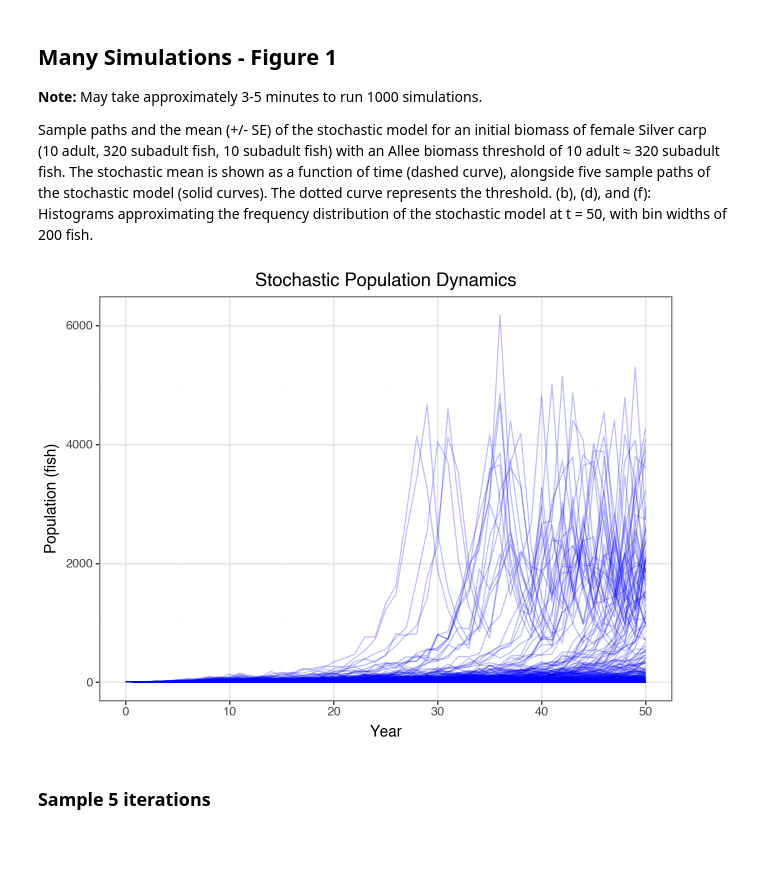
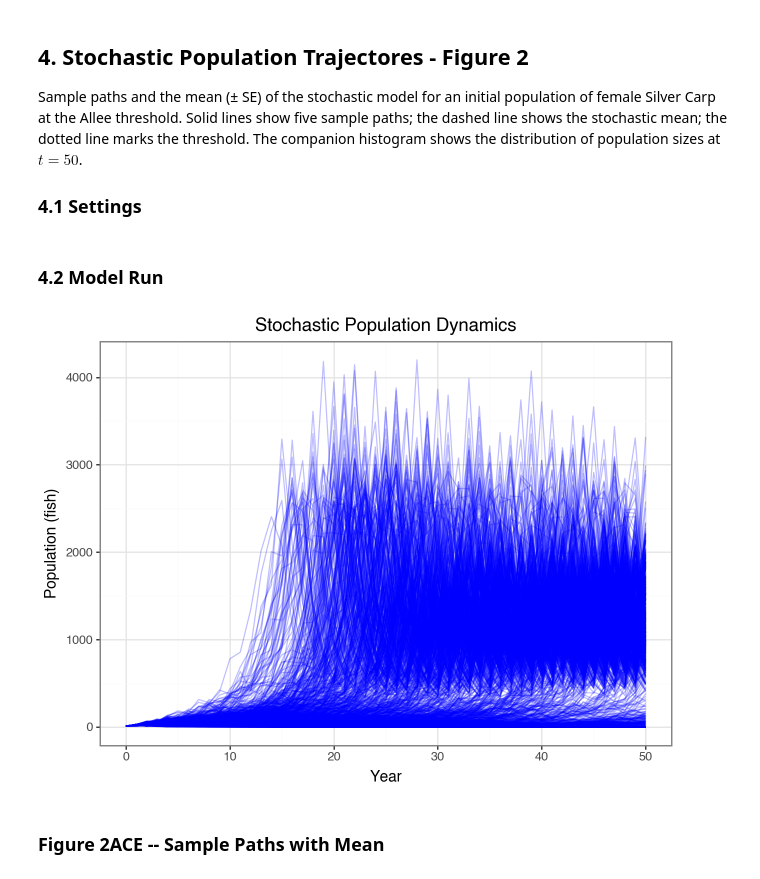
Before and after one commit to jppeirce/BranchingProcessIPM, a Jupyter notebook: Code/IPM_Allee.ipynb, the cells around one changed output. Cells and saved outputs as stored; diff of their text form; code cells hidden in the pictures; blank space fills up the shorter version.

```diff
--- a/Code/IPM_Allee.ipynb
+++ b/Code/IPM_Allee.ipynb
@@ -71,4 +80,9 @@ With biomass:
 # %%
-print("Biomass of 1 m fish:", round(svcp_lw.predict_weight(1.0),2),"kg")
-print("Biomass of 0.3177 m fish:", round(svcp_lw.predict_weight(0.3177),2),"kg")
+ave_length_adult = 0.867 # Garvey 2007
+ave_length_subadult = 0.300 # Miranda 2025
+
+ave_weight_adult = svcp_lw.predict_weight(ave_length_adult)
+print(f"Weight of {ave_length_adult} m adult fish: {round(ave_weight_adult, 2)} kg")
+ave_weight_subadult = svcp_lw.predict_weight(ave_length_subadult)
+print(f"Weight of {ave_length_subadult} m subadult fish: {round(ave_weight_subadult, 2)} kg")
 # %% [output]
@@ -81,8 +97,10 @@ Interest in examining various Allee thresholds Cs.
 # %%
 gamma_Allen = 1.837
-C_low = 10.47*1  # kg = one 1 m fish
-C_mid = 10.47*10  # kg = ten 1 m fish
-C_high = 10.47*100  # kg = 100 1 m fish
-K = 10.47*500
+# Allee effect parameters
+C_low = ave_weight_adult*1  # kg = one 1 m fish
+C_mid = ave_weight_adult*10  # kg = ten 1 m fish
+C_high = ave_weight_adult*100  # kg = 100 1 m fish
+# Carry capacity
+K = ave_weight_adult*500
 gamma = gamma_Allen/K
 # %% [markdown]
@@ -165,46 +185,57 @@ plot.show()
 # %% [markdown]
-## Many Simulations - Figure 1
-**Note:** May take approximately 3-5 minutes to run 1000 simulations.
+## 4. Stochastic Population Trajectores - Figure 2
 
-Sample paths and the mean (+/- SE) of the stochastic model for an initial biomass of
-female Silver carp (10 adult, 320 subadult fish, 10 subadult fish) with an Allee biomass threshold of 10 adult ≈
-320 subadult fish. The stochastic mean is shown as a function of time (dashed curve), alongside five sample paths
-of the stochastic model (solid curves). The dotted curve represents the threshold. (b), (d), and (f): Histograms
-approximating the frequency distribution of the stochastic model at t = 50, with bin widths of 200 fish.
+Sample paths and the mean (± SE) of the stochastic model for an initial population of female Silver Carp at the Allee threshold. Solid lines show five sample paths; the dashed line shows the stochastic mean; the dotted line marks the threshold. The companion histogram shows the distribution of population sizes at $t = 50$.
+
+### 4.1 Settings
+# %%
+n_iter = 1000
+# Allee Threshold
+C = C_mid
+# Figure 2AB:
+init_pop = { "initial population": np.array([n0_fish_adult]),
+                "length (m)": np.array([ave_length_adult])}
+# Uncomment for different initial population scenarios:
+# Figure 2CD:
+# init_pop = { "initial population": np.array([n0_fish_subadult]),
+#                "length (m)": np.array([ave_length_subadult])}
+# Figure 2EF:
+# init_pop = { "initial population": np.array([n0_fish_adult]),
+#                "length (m)": np.array([ave_length_subadult])}
+# %% [markdown]
+### 4.2 Model Run
 # %%
-import importlib
-importlib.reload(ipma)
-
 out = ipma.stoch_wrapper(
     p_survive = p_survive,
     p_mature = svcp_mat,
     lw_input = svcp_lw,
     gamma = gamma,
     C = C,
     K = K,
     k = 2,
     min_len = min_len,
     max_len = max_len,
     n_len = n_len,
     n_time = n_time,
-    n_iter = 1000,
+    n_iter = n_iter,
     length_mesh = length_mesh,
     growth_matrix = von_b_growth.growth(length_now = length_mesh, length_next = length_mesh),
     yoy_mean = 0.319,
     yoy_sd = 0.040,
-    init_pop = { "initial population": np.array([n0_fish_adult]), "length (m)": np.array([subadult_fish_len])})
+    init_pop = init_pop
+    )
 
 out = out.reset_index()
 plot = (
     p9.ggplot(out, p9.aes(x="Year", y="Population", group="iter")) +
     p9.geom_line(alpha=0.25, color='blue') +
     p9.theme(figure_size=(6, 4))+
     p9.labs(x="Year", y="Population (fish)", title="Stochastic Population Dynamics") +
     p9.theme_bw()
 )
 plot.show()
 # %% [output]
-[figure, old version]
+[figure, new version]
 # %% [markdown]
-### Sample 5 iterations
+### Figure 2ACE -- Sample Paths with Mean
 # %%
```
Also changed, not shown: parts of 66 cells of this notebook, 14 other files.
